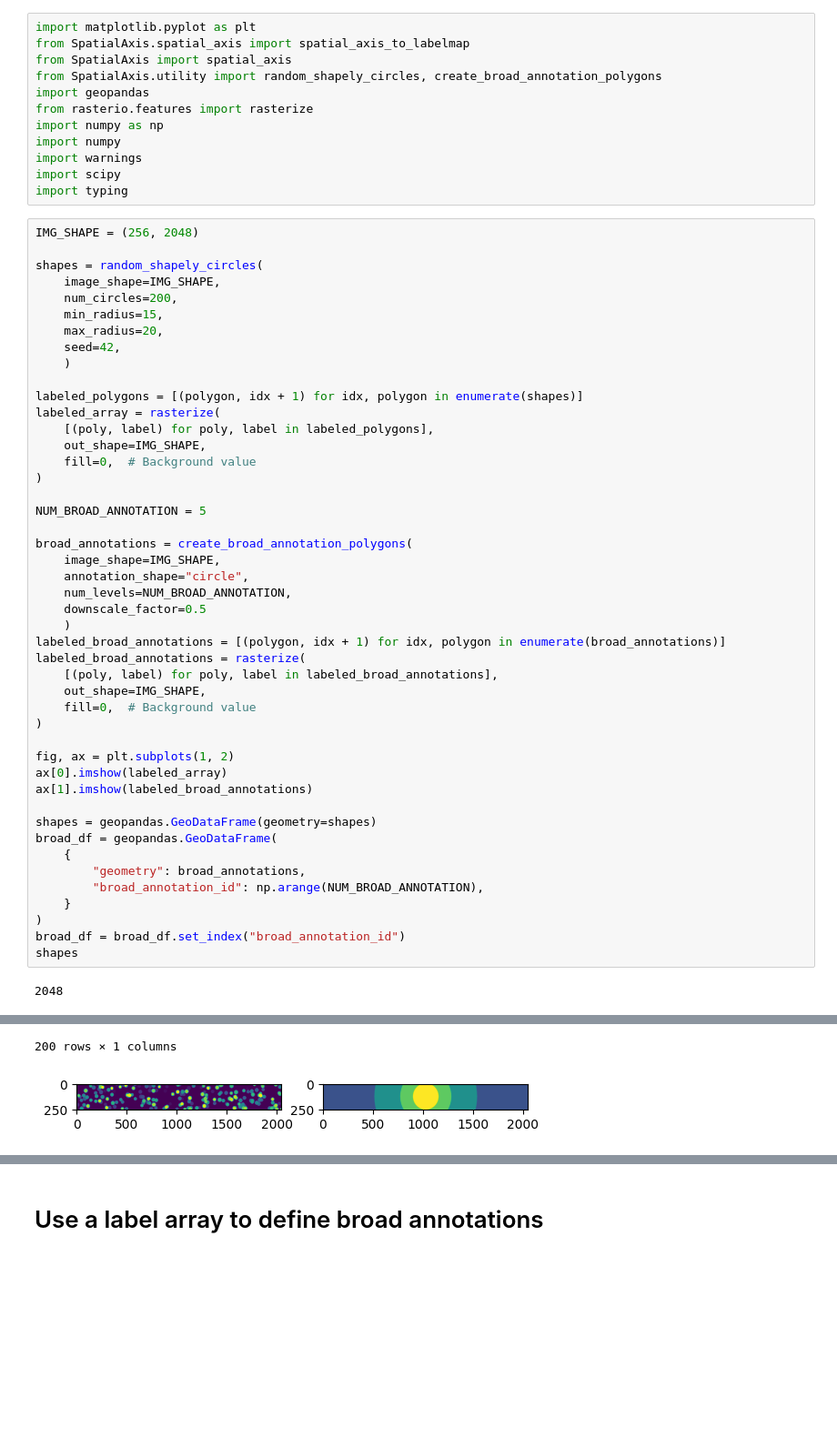
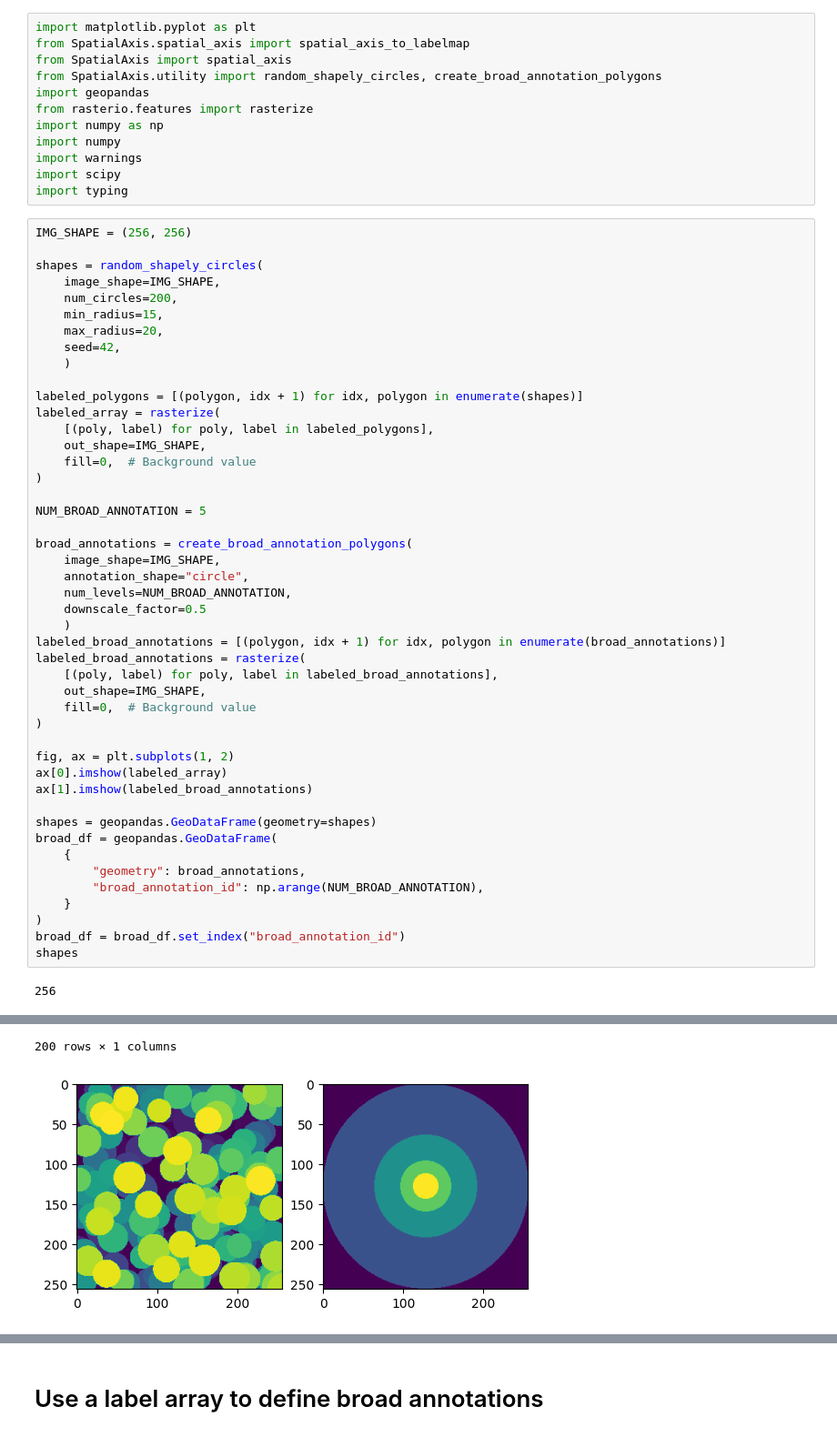
Before and after one commit to callum-jpg/spatial_axis, a Jupyter notebook: notebooks/example_spatial_axis.ipynb, the cells around one changed output, grey strips where cells are left out. Shown at 91% size. Drawn from its saved outputs; the diff is of its cells as text; blank space fills up the shorter version.

```diff
--- a/notebooks/example_spatial_axis.ipynb
+++ b/notebooks/example_spatial_axis.ipynb
@@ -11,7 +11,7 @@ import warnings
 import scipy
 import typing
 # %%
-IMG_SHAPE = (256, 2048)
+IMG_SHAPE = (256, 256)
 
 shapes = random_shapely_circles(
     image_shape=IMG_SHAPE,
@@ -57,5 +57,5 @@ broad_df = geopandas.GeoDataFrame(
 broad_df = broad_df.set_index("broad_annotation_id")
 shapes
 # %% [output]
-2048
+256
 |  | geometry |
@@ -73,5 +73,5 @@ shapes
 200 rows × 1 columns
-[figure, old version]
+[figure, new version]
 # %%
 shapes["spatial_axis"] = spatial_axis(
     shapes,
```
Also changed, not shown: parts of 9 cells of this notebook, 1 other file.
